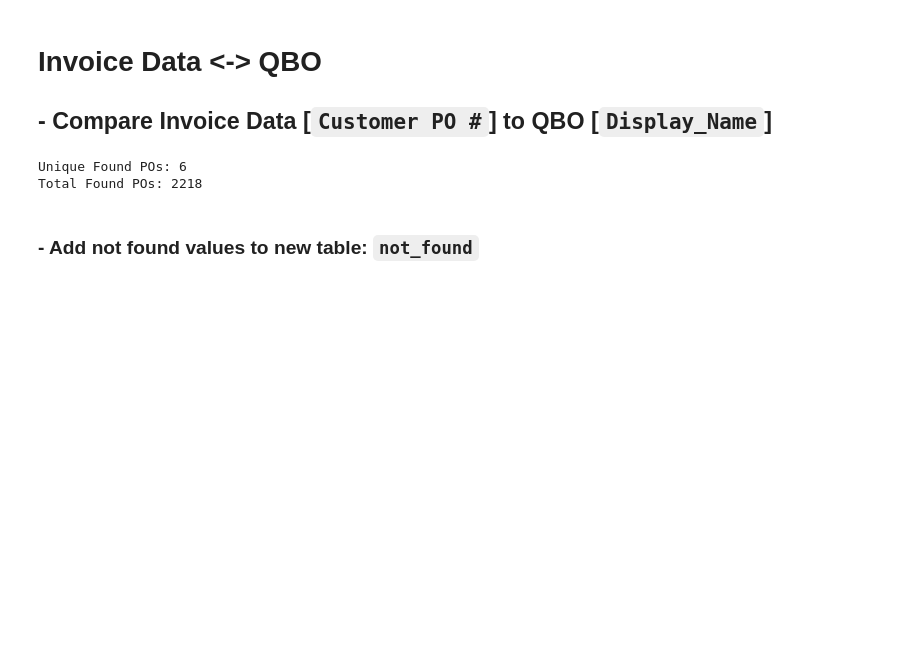
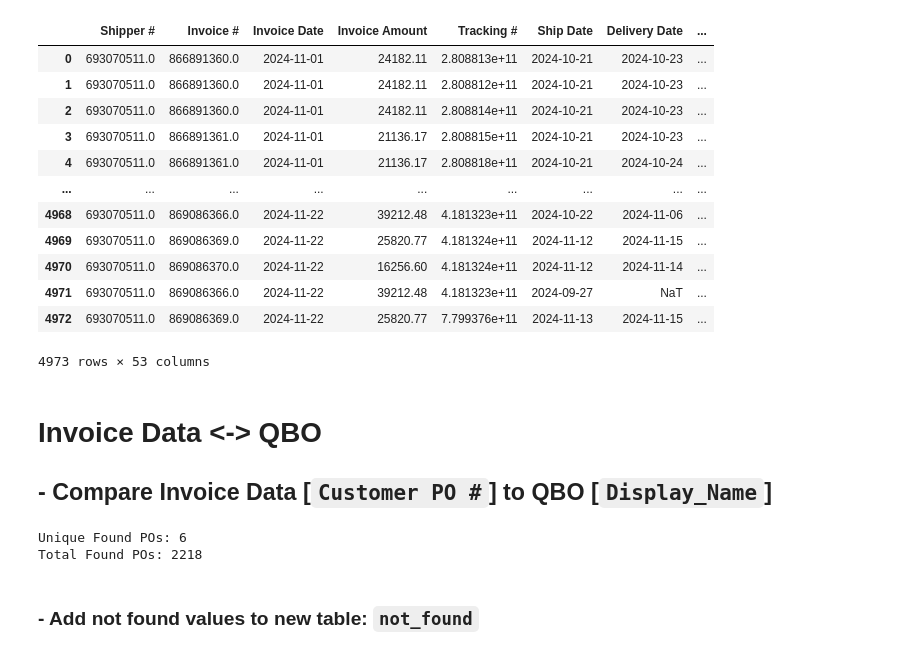
Before and after one commit to dsagher/Reconciliation-Project, a Jupyter notebook: py_files/recon.ipynb, the cells around one changed output. Cells and saved outputs as stored; diff of their text form; code cells hidden in the pictures; blank space fills up the shorter version.

```diff
--- a/py_files/recon.ipynb
+++ b/py_files/recon.ipynb
@@ -16,3 +16,36 @@ gp_acoustics = pd.read_excel('/Users/danielsagher/Dropbox/Documents/projects/nau
+# %%
+invoice_data['Source'] = 'Invoice Data'
+qbo['Source'] = 'QBO'
+amt['Source'] = 'Extensiv'
+gp_acoustics['Source'] = 'Extensiv'
+# %%
+df = pd.concat(objs=[invoice_data,qbo, amt, gp_acoustics],join='outer')
+# %%
+amt_df = df[(df['CustomerIdentifier.Name'] == 'AMT') &  (df['Source'] == 'Extensiv')]
+gp_acoustics_df = df[(df['CustomerIdentifier.Name'] == 'GP Acoustics') &  (df['Source'] == 'Extensiv')]
+qbo_df = df[df['Source'] == 'QBO']
+invoice_data_df = df[df['Source'] == 'Invoice Data']
+# %%
+amt_df = amt_df.dropna(axis=1, how='all')
+gp_acoustics_df = gp_acoustics_df.dropna(axis=1, how='all')
+qbo_df = qbo_df.dropna(axis=1, how='all')
+invoice_data_df = invoice_data_df.dropna(axis=1, how='all')
+# %%
+invoice_data_df
+# %% [output]
+|  | Shipper # | Invoice # | Invoice Date | Invoice Amount | Tracking # | Ship Date | Delivery Date | ... |
+| 0 | 693070511.0 | 866891360.0 | 2024-11-01 | 24182.11 | 2.808813e+11 | 2024-10-21 | 2024-10-23 | ... |
+| 1 | 693070511.0 | 866891360.0 | 2024-11-01 | 24182.11 | 2.808812e+11 | 2024-10-21 | 2024-10-23 | ... |
+| 2 | 693070511.0 | 866891360.0 | 2024-11-01 | 24182.11 | 2.808814e+11 | 2024-10-21 | 2024-10-23 | ... |
+| 3 | 693070511.0 | 866891361.0 | 2024-11-01 | 21136.17 | 2.808815e+11 | 2024-10-21 | 2024-10-23 | ... |
+| 4 | 693070511.0 | 866891361.0 | 2024-11-01 | 21136.17 | 2.808818e+11 | 2024-10-21 | 2024-10-24 | ... |
+| ... | ... | ... | ... | ... | ... | ... | ... | ... |
+| 4968 | 693070511.0 | 869086366.0 | 2024-11-22 | 39212.48 | 4.181323e+11 | 2024-10-22 | 2024-11-06 | ... |
+| 4969 | 693070511.0 | 869086369.0 | 2024-11-22 | 25820.77 | 4.181324e+11 | 2024-11-12 | 2024-11-15 | ... |
+| 4970 | 693070511.0 | 869086370.0 | 2024-11-22 | 16256.60 | 4.181324e+11 | 2024-11-12 | 2024-11-14 | ... |
+| 4971 | 693070511.0 | 869086366.0 | 2024-11-22 | 39212.48 | 4.181323e+11 | 2024-09-27 | NaT | ... |
+| 4972 | 693070511.0 | 869086369.0 | 2024-11-22 | 25820.77 | 7.799376e+11 | 2024-11-13 | 2024-11-15 | ... |
+4973 rows × 53 columns
 # %% [markdown]
 # **Invoice Data** <-> **QBO**
 
```
Also changed, not shown: parts of 1 cell of this notebook.
